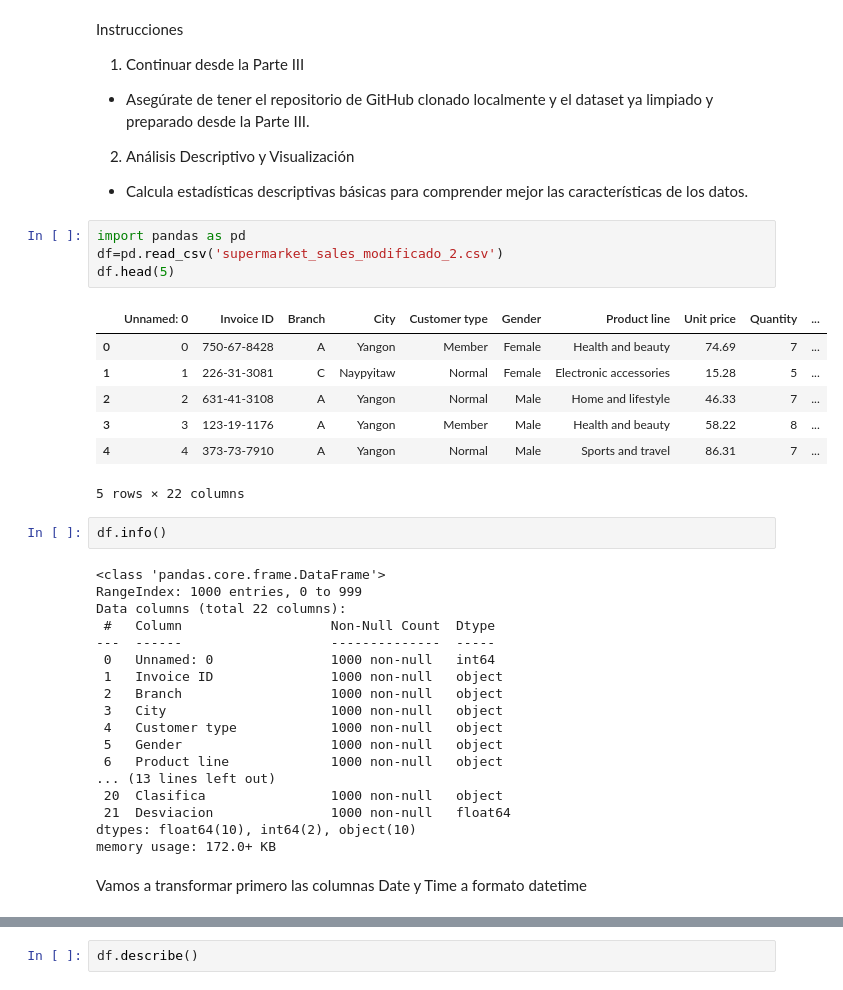
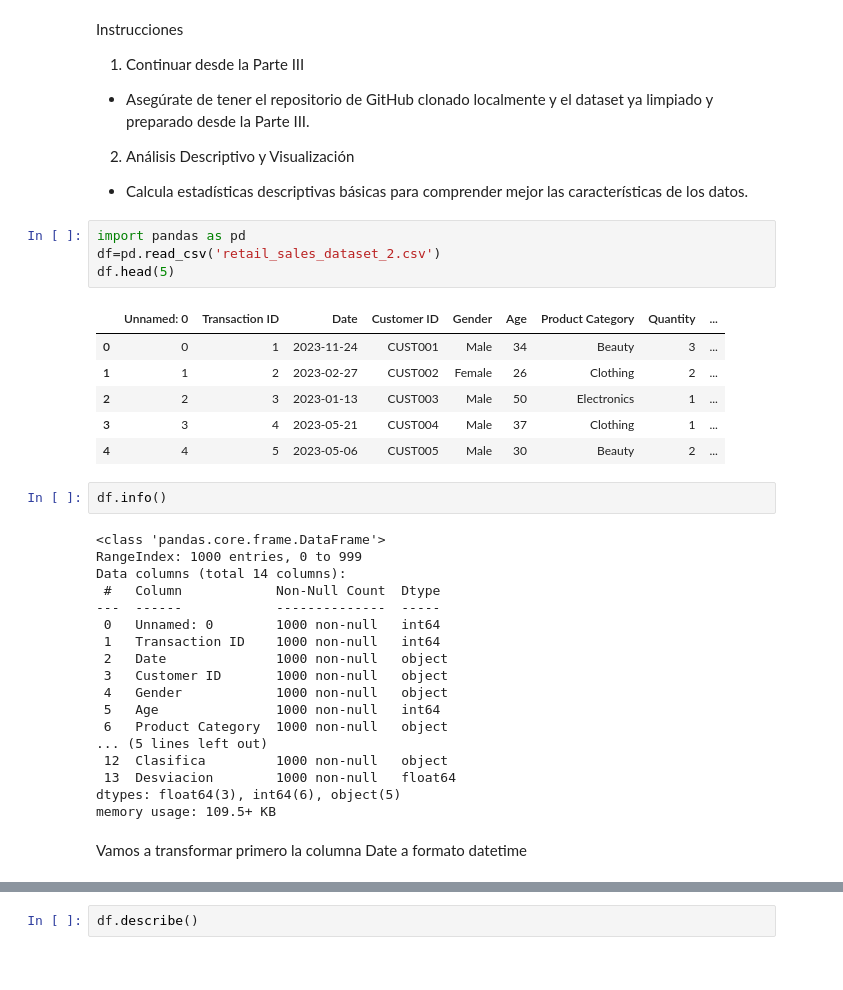
Before and after one commit to pedrorupin/retail-sales-analysis, a Jupyter notebook: Proyecto_Parte_IV.ipynb, the cells around one changed output, grey strips where cells are left out. Saved outputs shown, nothing was run; the diff lists cells and outputs as text.

```diff
--- a/Proyecto_Parte_IV.ipynb
+++ b/Proyecto_Parte_IV.ipynb
@@ -8,37 +8,36 @@ Instrucciones
 * Calcula estadísticas descriptivas básicas para comprender mejor las características de los datos.
 # %%
 import pandas as pd
-df=pd.read_csv('supermarket_sales_modificado_2.csv')
+df=pd.read_csv('retail_sales_dataset_2.csv')
 df.head(5)
 # %% [output]
-|  | Unnamed: 0 | Invoice ID | Branch | City | Customer type | Gender | Product line | Unit price | Quantity | ... |
-| 0 | 0 | 750-67-8428 | A | Yangon | Member | Female | Health and beauty | 74.69 | 7 | ... |
-| 1 | 1 | 226-31-3081 | C | Naypyitaw | Normal | Female | Electronic accessories | 15.28 | 5 | ... |
-| 2 | 2 | 631-41-3108 | A | Yangon | Normal | Male | Home and lifestyle | 46.33 | 7 | ... |
-| 3 | 3 | 123-19-1176 | A | Yangon | Member | Male | Health and beauty | 58.22 | 8 | ... |
-| 4 | 4 | 373-73-7910 | A | Yangon | Normal | Male | Sports and travel | 86.31 | 7 | ... |
+|  | Unnamed: 0 | Transaction ID | Date | Customer ID | Gender | Age | Product Category | Quantity | ... |
+| 0 | 0 | 1 | 2023-11-24 | CUST001 | Male | 34 | Beauty | 3 | ... |
+| 1 | 1 | 2 | 2023-02-27 | CUST002 | Female | 26 | Clothing | 2 | ... |
+| 2 | 2 | 3 | 2023-01-13 | CUST003 | Male | 50 | Electronics | 1 | ... |
+| 3 | 3 | 4 | 2023-05-21 | CUST004 | Male | 37 | Clothing | 1 | ... |
+| 4 | 4 | 5 | 2023-05-06 | CUST005 | Male | 30 | Beauty | 2 | ... |
-5 rows × 22 columns
 # %%
 df.info()
 # %% [output]
 <class 'pandas.core.frame.DataFrame'>
 RangeIndex: 1000 entries, 0 to 999
-Data columns (total 22 columns):
- #   Column                   Non-Null Count  Dtype
----  ------                   --------------  -----
- 0   Unnamed: 0               1000 non-null   int64
- 1   Invoice ID               1000 non-null   object
- 2   Branch                   1000 non-null   object
- 3   City                     1000 non-null   object
- 4   Customer type            1000 non-null   object
- 5   Gender                   1000 non-null   object
- 6   Product line             1000 non-null   object
-... (13 lines left out)
- 20  Clasifica                1000 non-null   object
- 21  Desviacion               1000 non-null   float64
-dtypes: float64(10), int64(2), object(10)
-memory usage: 172.0+ KB
+Data columns (total 14 columns):
+ #   Column            Non-Null Count  Dtype
+---  ------            --------------  -----
+ 0   Unnamed: 0        1000 non-null   int64
+ 1   Transaction ID    1000 non-null   int64
+ 2   Date              1000 non-null   object
+ 3   Customer ID       1000 non-null   object
+ 4   Gender            1000 non-null   object
+ 5   Age               1000 non-null   int64
+ 6   Product Category  1000 non-null   object
+... (5 lines left out)
+ 12  Clasifica         1000 non-null   object
+ 13  Desviacion        1000 non-null   float64
+dtypes: float64(3), int64(6), object(5)
+memory usage: 109.5+ KB
 # %% [markdown]
-Vamos a transformar primero las columnas Date y Time a formato datetime
+Vamos a transformar primero la columna Date a formato datetime
 # %%
 df['Date'] = pd.to_datetime(df['Date'])
```
Also changed, not shown: parts of 1 cell of this notebook.
